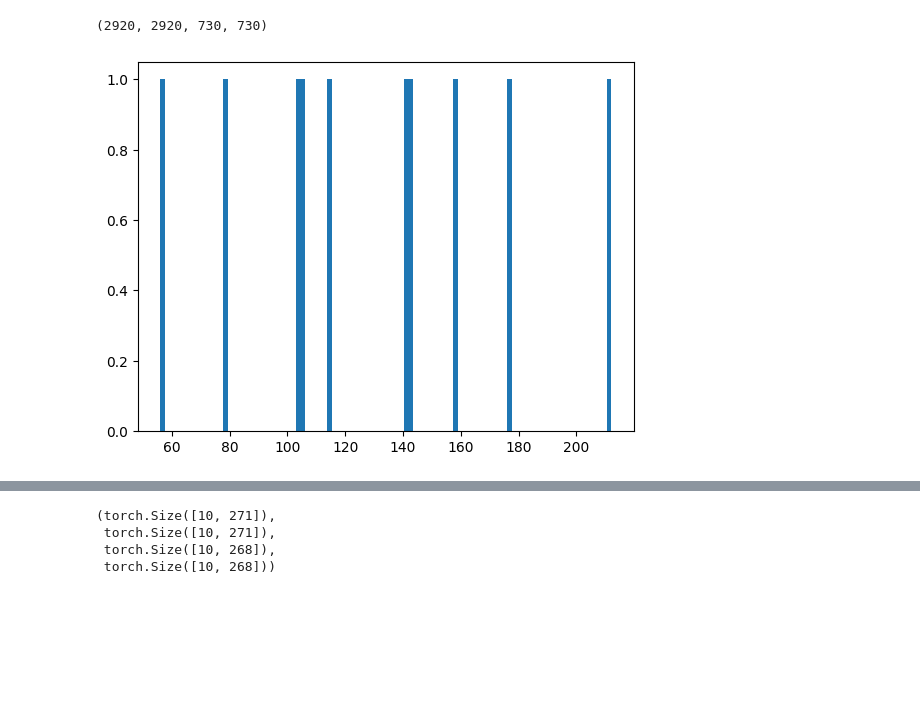
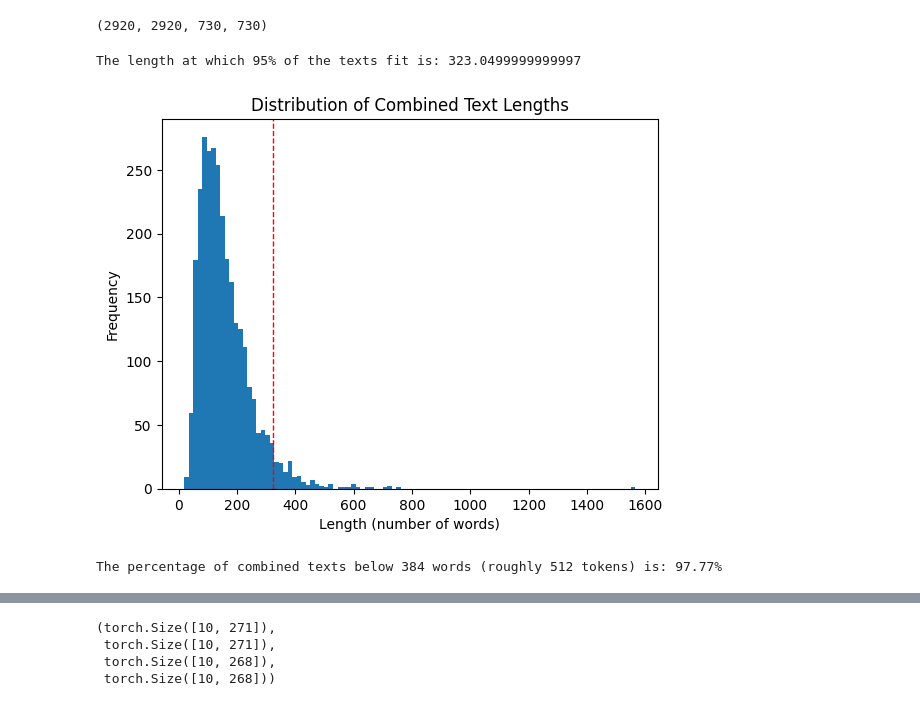
Before and after one commit to HumanDevIP/PatMatBaselineAlena, a Jupyter notebook: notebooks/experiment.ipynb, the cells around one changed output, grey strips where cells are left out. Saved outputs shown, nothing was run; the diff lists cells and outputs as text; code cells hidden in the pictures; blank space fills up the shorter version.

```diff
--- a/notebooks/experiment.ipynb
+++ b/notebooks/experiment.ipynb
@@ -122,4 +142,31 @@ if device.type == 'cpu':
     train_labels = train_labels[:10]
     validation_texts = validation_texts[:10]
     validation_labels = validation_labels[:10]
+# %%
+doc_lengths = [len((item[0] + " " + item[1]).split()) for item in train_texts]
+
+sorted_lengths = np.sort(doc_lengths)
+
+percentile_95_length = np.percentile(sorted_lengths, 95)
+print(f"The length at which 95% of the texts fit is: {percentile_95_length}")
+
+# Visualize the distribution of the lengths of the combined texts
+plt.hist(doc_lengths, bins=100)
+plt.axvline(percentile_95_length, color='r', linestyle='dashed', linewidth=1)
+plt.title('Distribution of Combined Text Lengths')
+plt.xlabel('Length (number of words)')
+plt.ylabel('Frequency')
+plt.show()
+# %% [output]
+The length at which 95% of the texts fit is: 323.0499999999997
+[figure, added]
+# %%
+num_texts_below_given_length = np.sum(sorted_lengths <= 384)
+
+# Calculate the percentage
+percentage_texts_below_given_length = (num_texts_below_given_length / len(sorted_lengths)) * 100
+
+print(f"The percentage of combined texts below 384 words (roughly 512 tokens) is: {percentage_texts_below_given_length:.2f}%")
+# %% [output]
+The percentage of combined texts below 384 words (roughly 512 tokens) is: 97.77%
 # %%
@@ -133,15 +178,3 @@ config = {
     'test_size': 0.2,
     'random_state': 42,
 }
-# %%
-doc1_and_doc2 = []
-
-for item in validation_texts:
-    doc1_and_doc2.append(item[0] + " " + item[1])
-
-# Visualize the distribution of the length of the 2 documents combined together
-import matplotlib.pyplot as plt
-plt.hist([len(item.split()) for item in doc1_and_doc2], bins=100)
-plt.show()
-# %% [output]
-[figure, removed]
```
Also changed, not shown: parts of 5 cells of this notebook.
